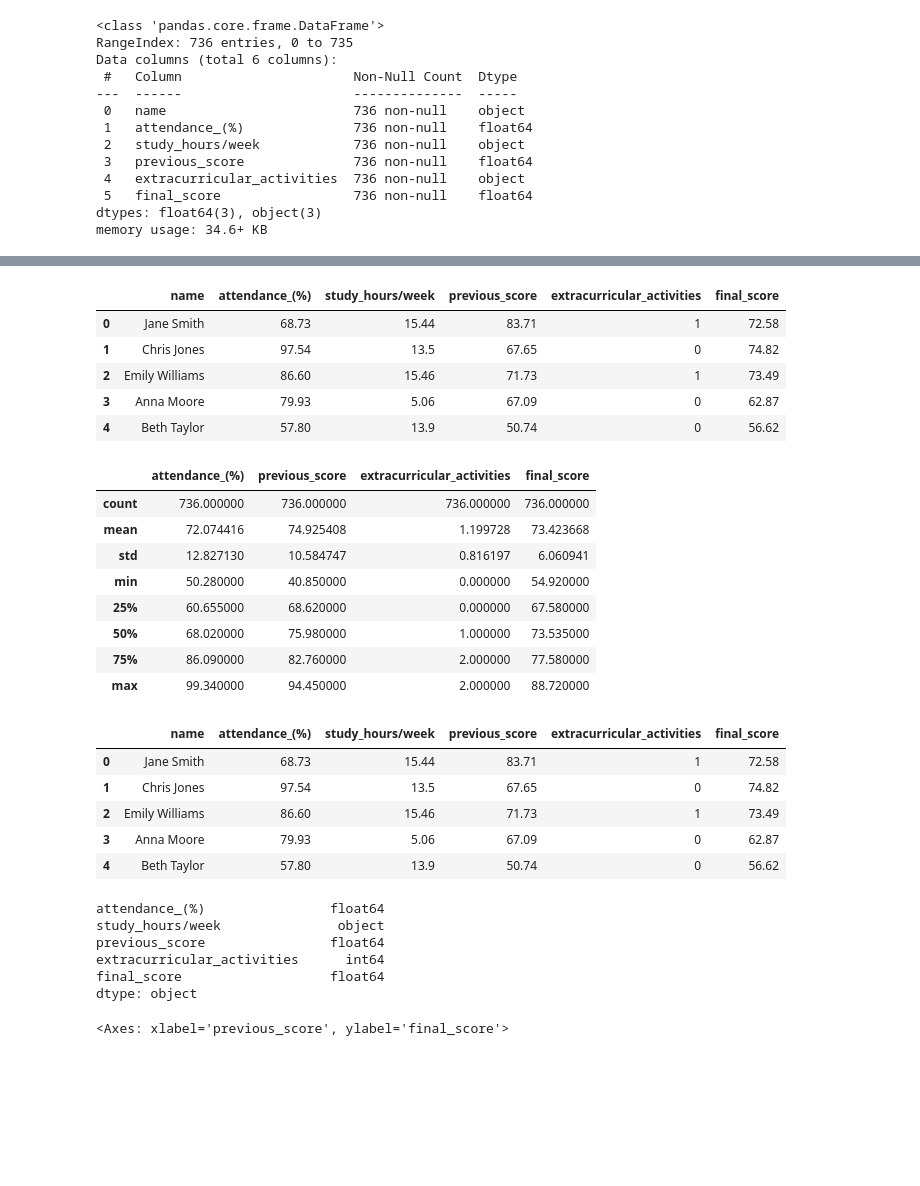
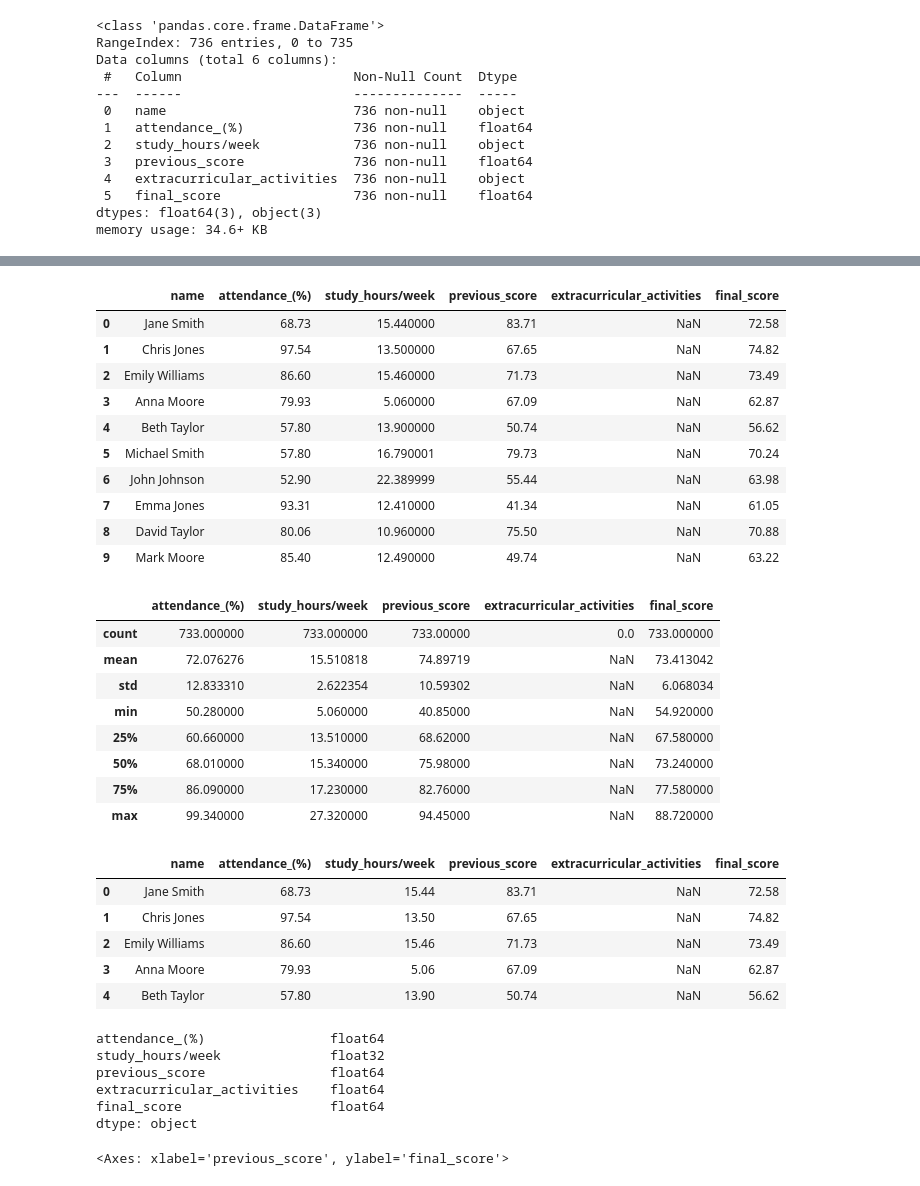
Before and after one commit to bishal-777/Student-Performance-Predictor, a Jupyter notebook: model.ipynb, the cells around one changed output, grey strips where cells are left out. Cells and saved outputs as stored; diff of their text form; code cells hidden in the pictures; blank space fills up the shorter version.

```diff
--- a/model.ipynb
+++ b/model.ipynb
@@ -41,6 +41,7 @@ Data columns (total 6 columns):
 dtypes: float64(3), object(3)
 memory usage: 34.6+ KB
 # %%
+df['study_hours/week'] = pd.to_numeric(df['study_hours/week'], errors='coerce', downcast='float')
 print(df.isnull().sum())
 # %% [output]
 name                          0
@@ -52,0 +67,2 @@ dtype: int64
+# %%
+df = df.dropna(subset=['study_hours/week'])
@@ -53,44 +79,54 @@ dtype: int64
 # %%
 label_encoder = LabelEncoder()
-df['extracurricular_activities'] = label_encoder.fit_transform(df['extracurricular_activities'])
-df.head(5)
+activity_mapping = {
+    'Low': 0,
+    'Moderate': 1,
+    'High': 2
+}
+df['extracurricular_activities'] = df['extracurricular_activities'].map(activity_mapping)
+df.head(10)
 # %% [output]
 |  | name | attendance_(%) | study_hours/week | previous_score | extracurricular_activities | final_score |
-| 0 | Jane Smith | 68.73 | 15.44 | 83.71 | 1 | 72.58 |
-| 1 | Chris Jones | 97.54 | 13.5 | 67.65 | 0 | 74.82 |
-| 2 | Emily Williams | 86.60 | 15.46 | 71.73 | 1 | 73.49 |
-| 3 | Anna Moore | 79.93 | 5.06 | 67.09 | 0 | 62.87 |
-| 4 | Beth Taylor | 57.80 | 13.9 | 50.74 | 0 | 56.62 |
+| 0 | Jane Smith | 68.73 | 15.440000 | 83.71 | NaN | 72.58 |
+| 1 | Chris Jones | 97.54 | 13.500000 | 67.65 | NaN | 74.82 |
+| 2 | Emily Williams | 86.60 | 15.460000 | 71.73 | NaN | 73.49 |
+| 3 | Anna Moore | 79.93 | 5.060000 | 67.09 | NaN | 62.87 |
+| 4 | Beth Taylor | 57.80 | 13.900000 | 50.74 | NaN | 56.62 |
+| 5 | Michael Smith | 57.80 | 16.790001 | 79.73 | NaN | 70.24 |
+| 6 | John Johnson | 52.90 | 22.389999 | 55.44 | NaN | 63.98 |
+| 7 | Emma Jones | 93.31 | 12.410000 | 41.34 | NaN | 61.05 |
+| 8 | David Taylor | 80.06 | 10.960000 | 75.50 | NaN | 70.88 |
+| 9 | Mark Moore | 85.40 | 12.490000 | 49.74 | NaN | 63.22 |
 # %%
 df.describe()
 # %% [output]
-|  | attendance_(%) | previous_score | extracurricular_activities | final_score |
-| count | 736.000000 | 736.000000 | 736.000000 | 736.000000 |
-| mean | 72.074416 | 74.925408 | 1.199728 | 73.423668 |
-| std | 12.827130 | 10.584747 | 0.816197 | 6.060941 |
-| min | 50.280000 | 40.850000 | 0.000000 | 54.920000 |
-| 25% | 60.655000 | 68.620000 | 0.000000 | 67.580000 |
-| 50% | 68.020000 | 75.980000 | 1.000000 | 73.535000 |
-| 75% | 86.090000 | 82.760000 | 2.000000 | 77.580000 |
-| max | 99.340000 | 94.450000 | 2.000000 | 88.720000 |
+|  | attendance_(%) | study_hours/week | previous_score | extracurricular_activities | final_score |
+| count | 733.000000 | 733.000000 | 733.00000 | 0.0 | 733.000000 |
+| mean | 72.076276 | 15.510818 | 74.89719 | NaN | 73.413042 |
+| std | 12.833310 | 2.622354 | 10.59302 | NaN | 6.068034 |
+| min | 50.280000 | 5.060000 | 40.85000 | NaN | 54.920000 |
+| 25% | 60.660000 | 13.510000 | 68.62000 | NaN | 67.580000 |
+| 50% | 68.010000 | 15.340000 | 75.98000 | NaN | 73.240000 |
+| 75% | 86.090000 | 17.230000 | 82.76000 | NaN | 77.580000 |
+| max | 99.340000 | 27.320000 | 94.45000 | NaN | 88.720000 |
 # %%
 df.head()
 # %% [output]
 |  | name | attendance_(%) | study_hours/week | previous_score | extracurricular_activities | final_score |
-| 0 | Jane Smith | 68.73 | 15.44 | 83.71 | 1 | 72.58 |
-| 1 | Chris Jones | 97.54 | 13.5 | 67.65 | 0 | 74.82 |
-| 2 | Emily Williams | 86.60 | 15.46 | 71.73 | 1 | 73.49 |
-| 3 | Anna Moore | 79.93 | 5.06 | 67.09 | 0 | 62.87 |
-| 4 | Beth Taylor | 57.80 | 13.9 | 50.74 | 0 | 56.62 |
+| 0 | Jane Smith | 68.73 | 15.44 | 83.71 | NaN | 72.58 |
+| 1 | Chris Jones | 97.54 | 13.50 | 67.65 | NaN | 74.82 |
+| 2 | Emily Williams | 86.60 | 15.46 | 71.73 | NaN | 73.49 |
+| 3 | Anna Moore | 79.93 | 5.06 | 67.09 | NaN | 62.87 |
+| 4 | Beth Taylor | 57.80 | 13.90 | 50.74 | NaN | 56.62 |
 # %%
 student = df.drop('name', axis=1)
 # %%
 print(student.dtypes)
 # %% [output]
 attendance_(%)                float64
-study_hours/week               object
+study_hours/week              float32
 previous_score                float64
-extracurricular_activities      int64
+extracurricular_activities    float64
 final_score                   float64
 dtype: object
 # %%
```
Also changed, not shown: parts of 8 cells of this notebook.
